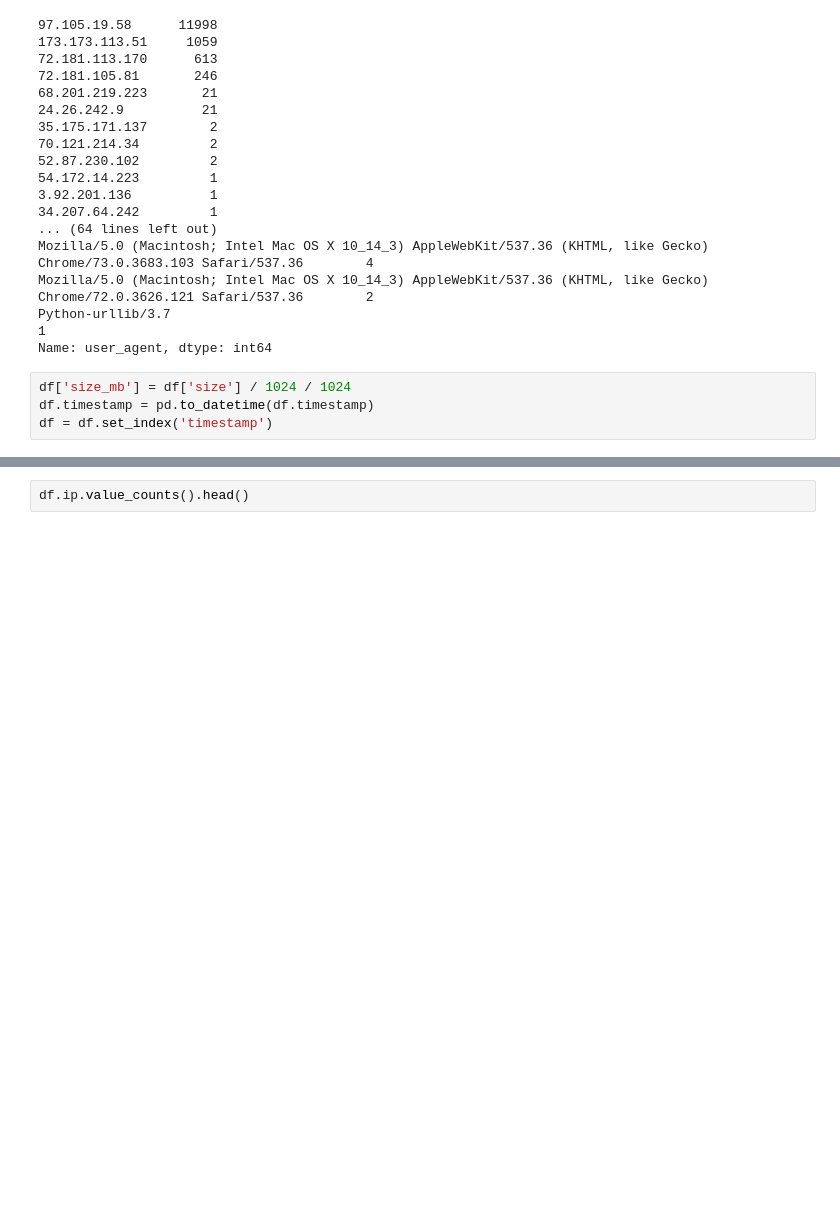
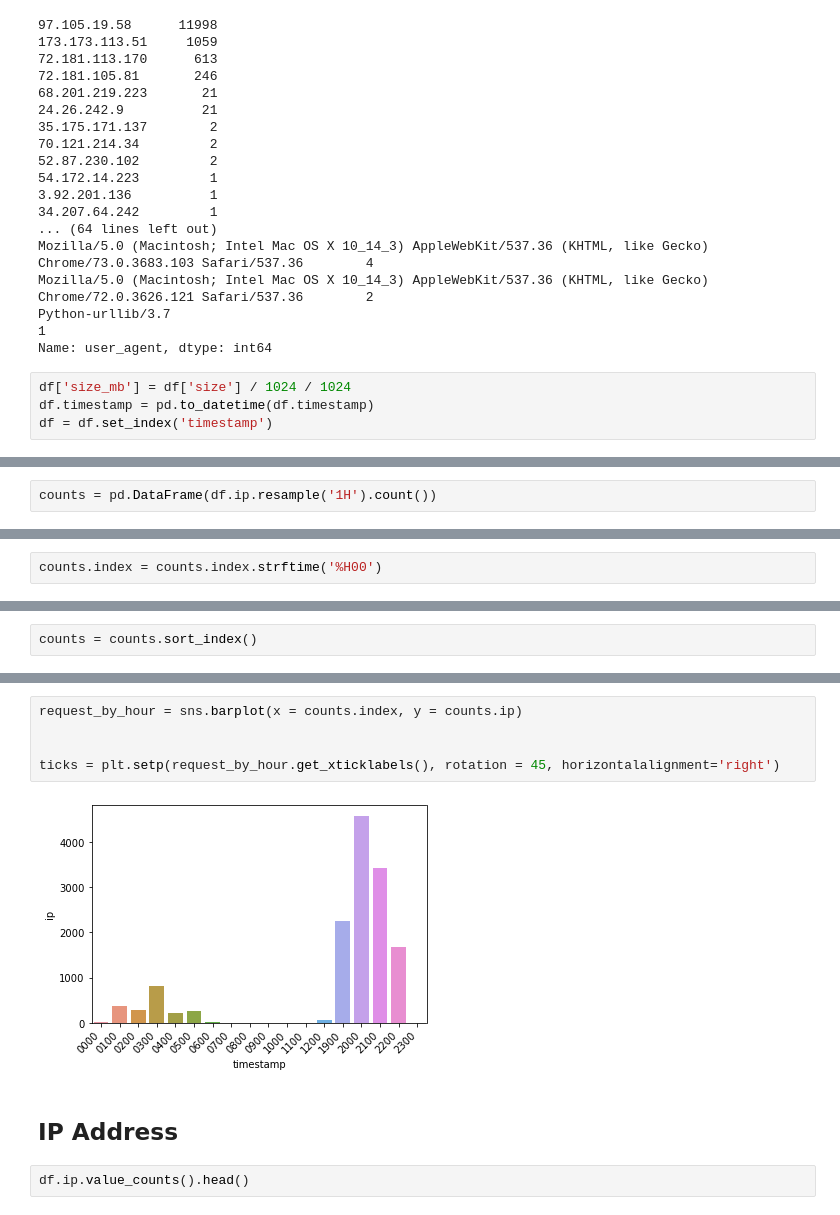
Before and after one commit to malachi-hale/anomaly-detection-exercises, a Jupyter notebook: discrete_anomaly_detection.ipynb, the cells around one changed output, grey strips where cells are left out. Drawn from its saved outputs; the diff is of its cells as text; blank space fills up the shorter version.

```diff
--- a/discrete_anomaly_detection.ipynb
+++ b/discrete_anomaly_detection.ipynb
@@ -82,0 +83,2 @@ df.head()
+# %%
+counts = pd.DataFrame(df.ip.resample('1H').count())
@@ -82,0 +106,2 @@ df.head()
+# %%
+counts.index = counts.index.strftime('%H00')
@@ -82,0 +129,2 @@ df.head()
+# %%
+counts = counts.sort_index()
@@ -83,3 +152,12 @@ df.head()
+# %%
+request_by_hour = sns.barplot(x = counts.index, y = counts.ip)
+
+
+ticks = plt.setp(request_by_hour.get_xticklabels(), rotation = 45, horizontalalignment='right')
+# %% [output]
+[figure, added]
+# %% [markdown]
+## IP Address
 # %%
 df.ip.value_counts().head()
 # %% [output]
```
Also changed, not shown: parts of 5 cells of this notebook.
